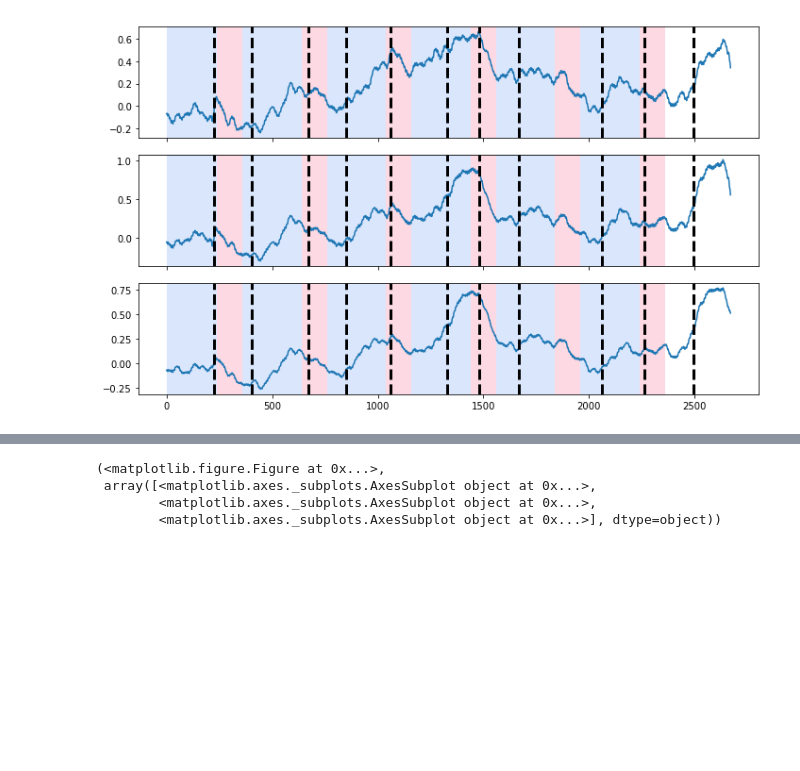
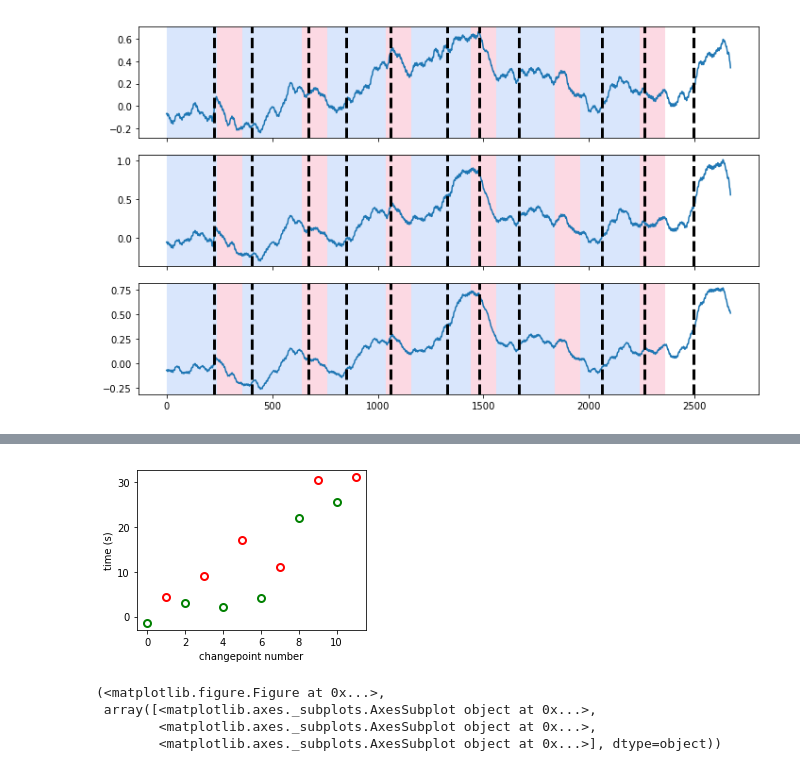
Before and after one commit to g-torr/data-driven, a Jupyter notebook: oxy.ipynb, the cells around one changed output, grey strips where cells are left out. Cells and saved outputs as stored; diff of their text form; code cells hidden in the pictures; blank space fills up the shorter version.

```diff
--- a/oxy.ipynb
+++ b/oxy.ipynb
@@ -85,3 +99,13 @@ print(len(result))
+# %%
+figure(figsize=(4,3))
+plot(arange(0,len(M_result))[::2],(M_result[::2]-trial[::2])*0.1,"wo",mec="g",mew=2,ms=7)
+plot(arange(0,len(M_result))[1::2],(M_result[1::2]-trial[1::2])*0.1,"wo",mec="r",mew=2,ms=7)
+xlabel("changepoint number")
+ylabel("time (s)")
+tight_layout()
+savefig("./figure/delay.pdf")
+# %% [output]
+[figure, added]
 # %%
 # detection
 algo = rpt.BottomUp(model="rbf").fit(oxy[:,roi1+roi2+roi3])
```
Also changed, not shown: parts of 4 cells of this notebook, 6 other files.
